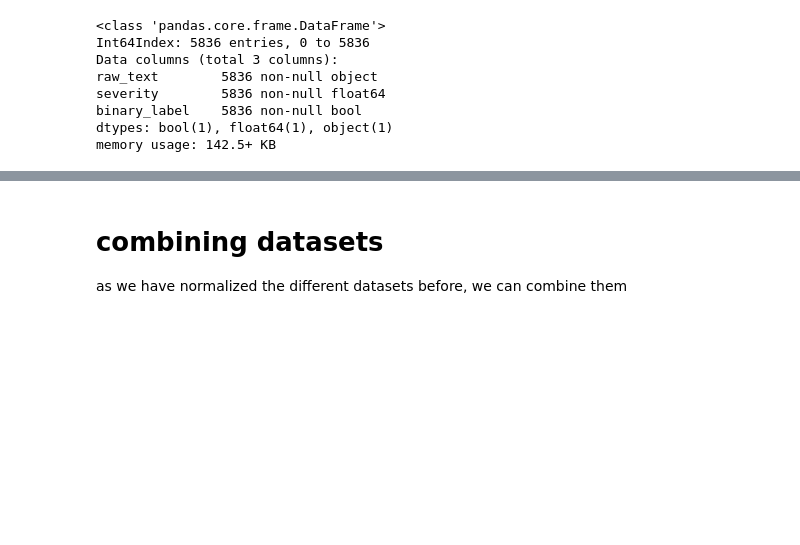
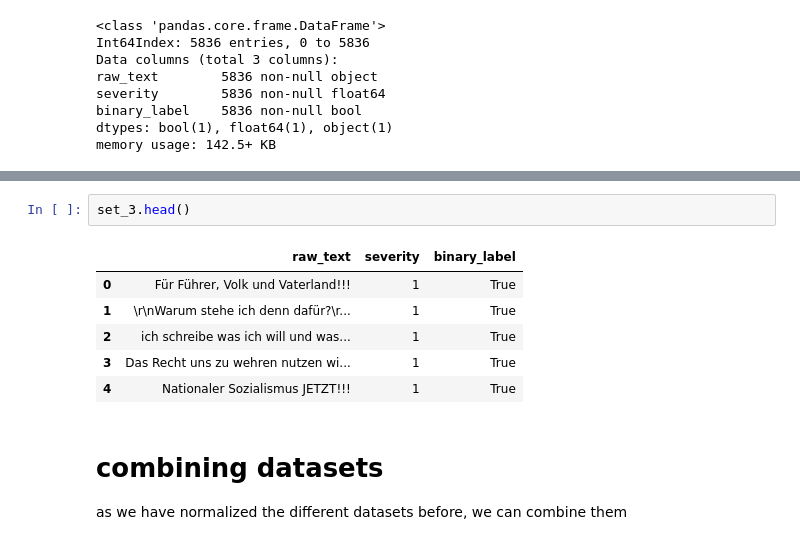
Before and after one commit to pscllbssr/hatespeech-ml, a Jupyter notebook: 2_Feature_Engineering/5 combine IWG, Tw_Fb and Polly.ipynb, the cells around one changed output, grey strips where cells are left out. Drawn from its saved outputs; the diff is of its cells as text; blank space fills up the shorter version.

```diff
--- a/2_Feature_Engineering/5 combine IWG, Tw_Fb and Polly.ipynb
+++ b/2_Feature_Engineering/5 combine IWG, Tw_Fb and Polly.ipynb
@@ -65,3 +74,12 @@ memory usage: 142.5+ KB
+# %%
+set_3.head()
+# %% [output]
+|  | raw_text | severity | binary_label |
+| 0 | Für Führer, Volk und Vaterland!!! | 1 | True |
+| 1 | \r\nWarum stehe ich denn dafür?\r... | 1 | True |
+| 2 | ich schreibe was ich will und was... | 1 | True |
+| 3 | Das Recht uns zu wehren nutzen wi... | 1 | True |
+| 4 | Nationaler Sozialismus JETZT!!! | 1 | True |
 # %% [markdown]
 # combining datasets
 as we have normalized the different datasets before, we can combine them
```
Also changed, not shown: parts of 1 cell of this notebook.
